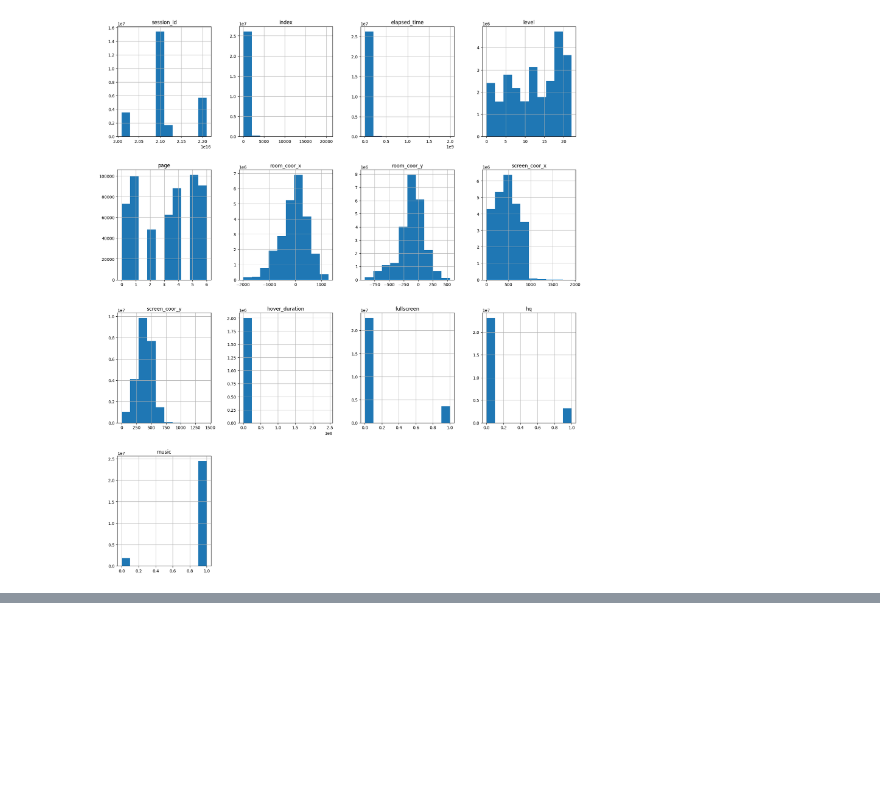
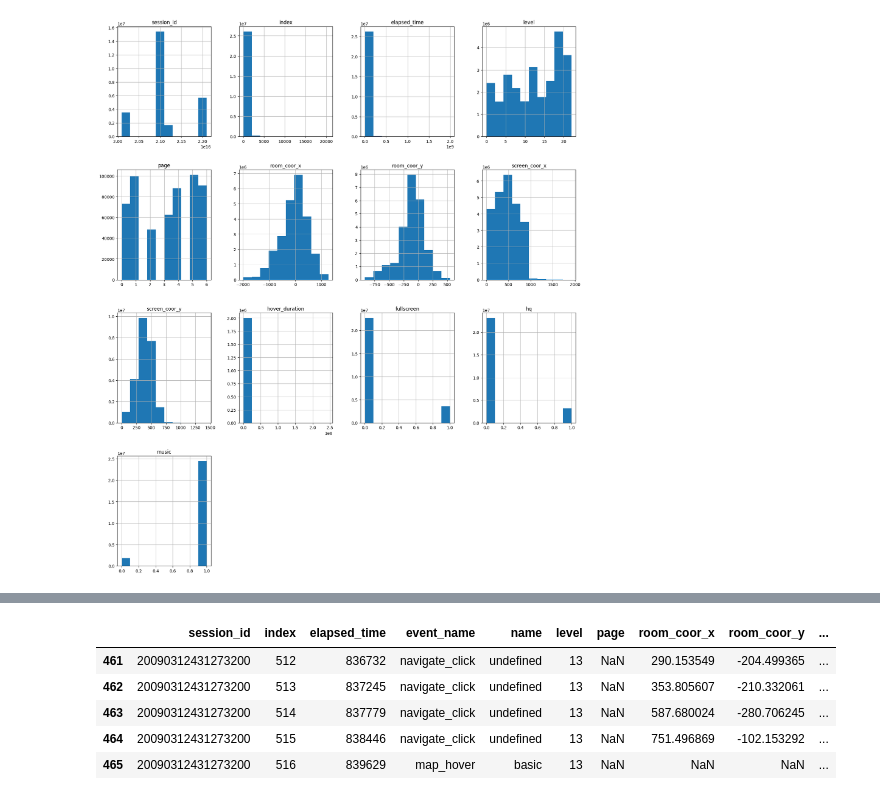
Before and after one commit to Sethmckbot/ML-Final-Project, a Jupyter notebook: MLfinal.ipynb, the cells around one changed output, grey strips where cells are left out. Saved outputs shown, nothing was run; the diff lists cells and outputs as text; code cells hidden in the pictures; blank space fills up the shorter version.

```diff
--- a/MLfinal.ipynb
+++ b/MLfinal.ipynb
@@ -56,0 +70,9 @@ OneHotEncoder(handle_unknown='ignore')
+# %%
+level_3.head()
+# %% [output]
+|  | session_id | index | elapsed_time | event_name | name | level | page | room_coor_x | room_coor_y | ... |
+| 461 | 20090312431273200 | 512 | 836732 | navigate_click | undefined | 13 | NaN | 290.153549 | -204.499365 | ... |
+| 462 | 20090312431273200 | 513 | 837245 | navigate_click | undefined | 13 | NaN | 353.805607 | -210.332061 | ... |
+| 463 | 20090312431273200 | 514 | 837779 | navigate_click | undefined | 13 | NaN | 587.680024 | -280.706245 | ... |
+| 464 | 20090312431273200 | 515 | 838446 | navigate_click | undefined | 13 | NaN | 751.496869 | -102.153292 | ... |
+| 465 | 20090312431273200 | 516 | 839629 | map_hover | basic | 13 | NaN | NaN | NaN | ... |
```
Also changed, not shown: parts of 19 cells of this notebook.
